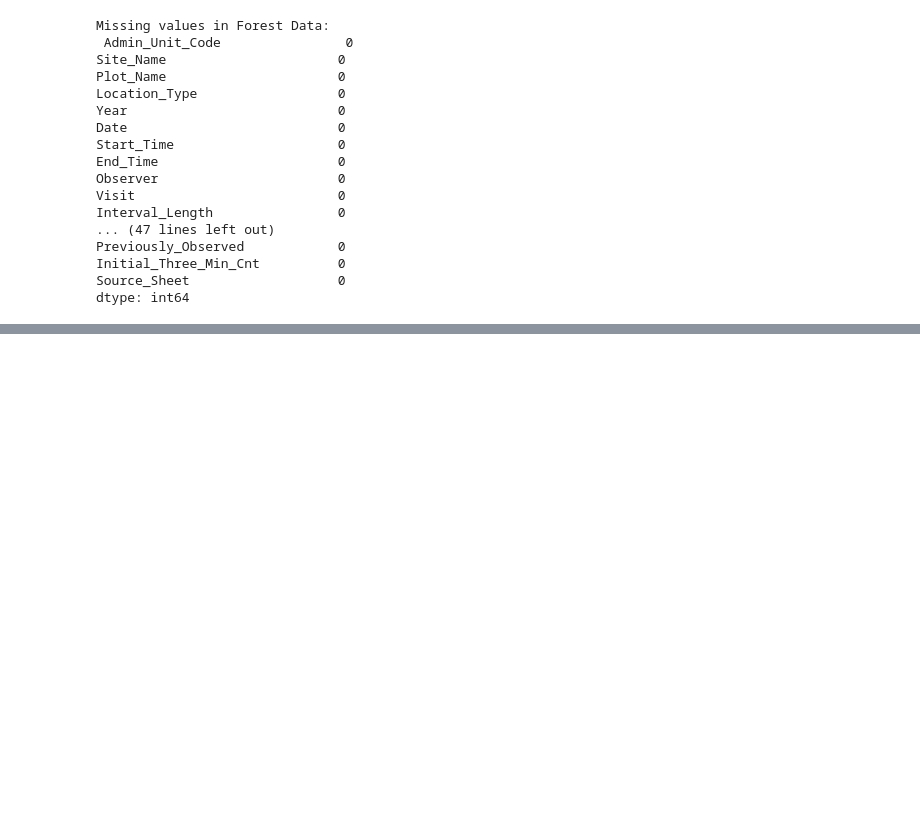
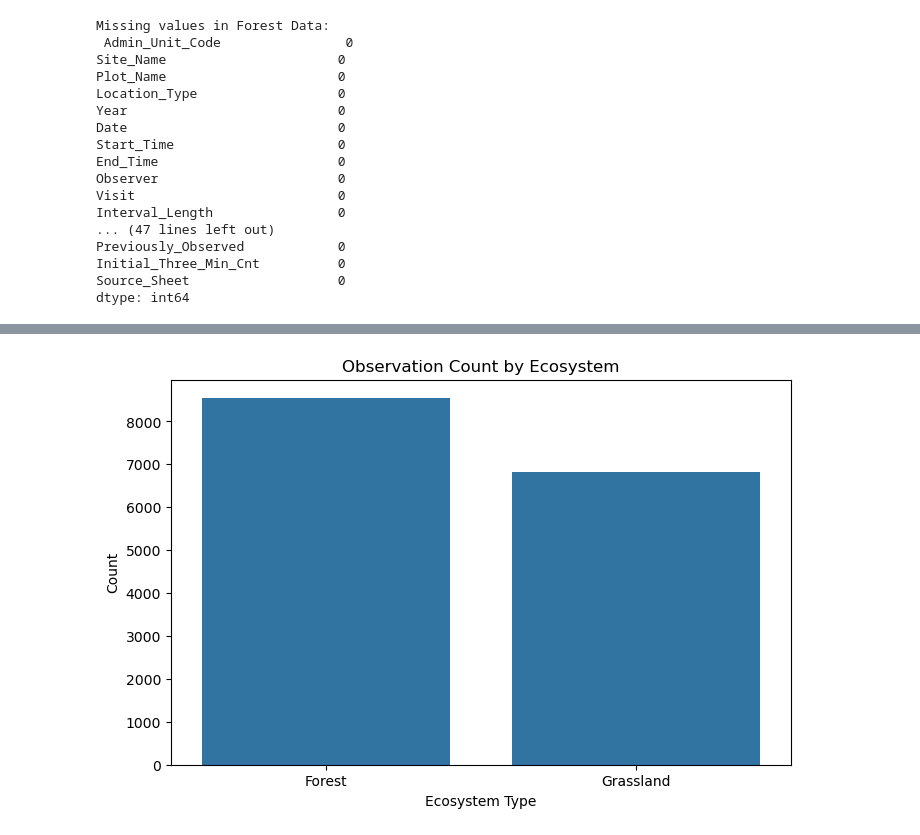
Before and after one commit to AnushkaMishra29/BirdSpeciesAnalysis, a Jupyter notebook: BirdSpecies_DataPreprocessing.ipynb, the cells around one changed output, grey strips where cells are left out. Saved outputs shown, nothing was run; the diff lists cells and outputs as text; code cells hidden in the pictures; blank space fills up the shorter version.

```diff
--- a/BirdSpecies_DataPreprocessing.ipynb
+++ b/BirdSpecies_DataPreprocessing.ipynb
@@ -197,0 +310,9 @@ dtype: int64
+# %%
+plt.figure(figsize=(8, 5))
+sns.countplot(data=merged_df, x='Ecosystem')
+plt.title("Observation Count by Ecosystem")
+plt.xlabel("Ecosystem Type")
+plt.ylabel("Count")
+plt.show()
+# %% [output]
+[figure, added]
```
Also changed, not shown: parts of 10 cells of this notebook, 2 other files.
